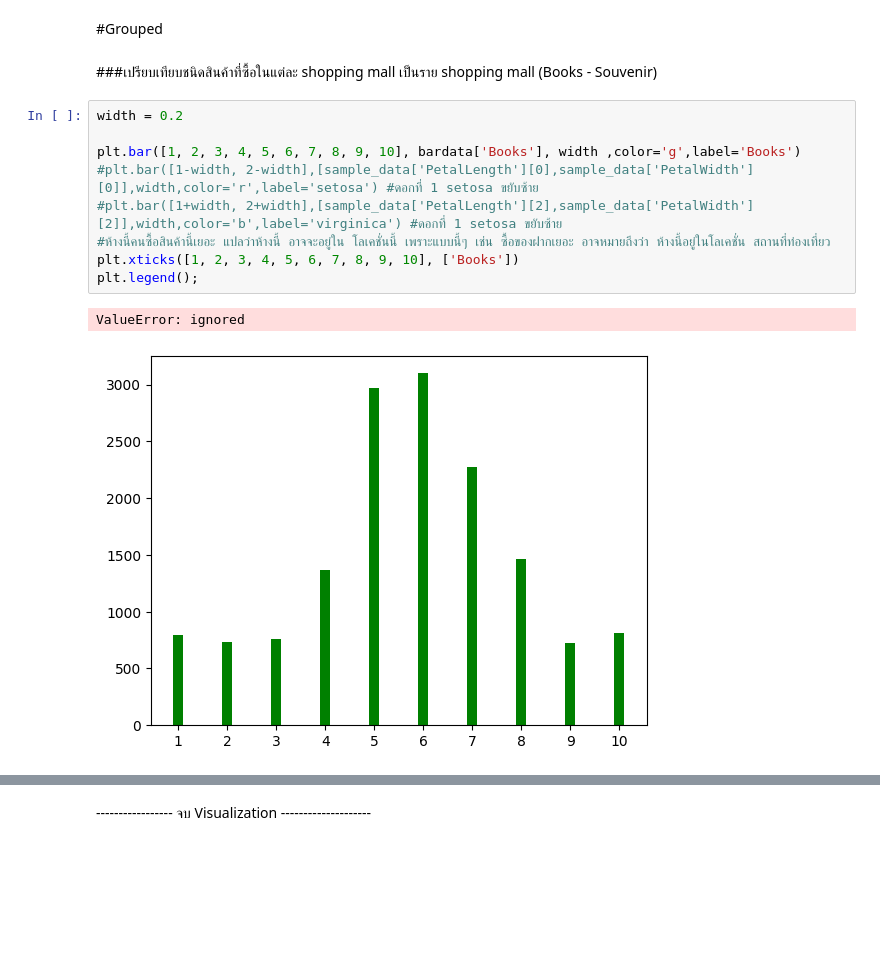
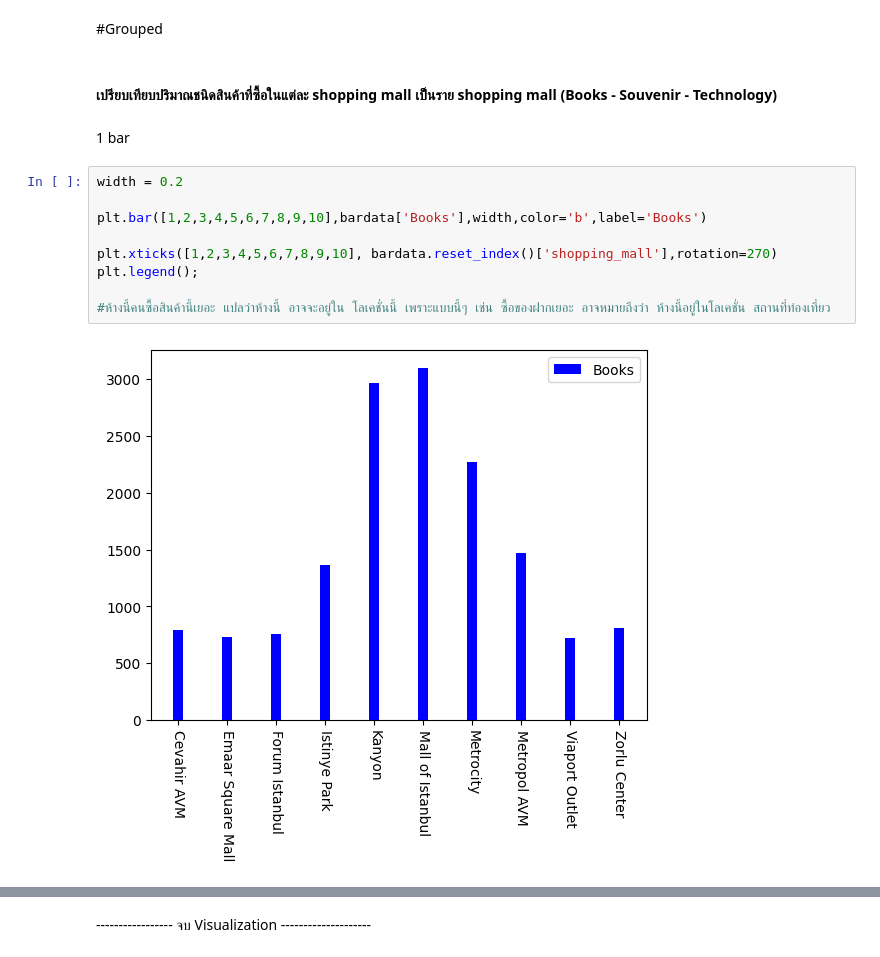
Before and after one commit to ThitipornJaiaue/BSC_DPDM23, a Jupyter notebook: Understanding_Data.ipynb, the cells around one changed output, grey strips where cells are left out. Saved outputs shown, nothing was run; the diff lists cells and outputs as text; blank space fills up the shorter version.

```diff
--- a/Understanding_Data.ipynb
+++ b/Understanding_Data.ipynb
@@ -387,16 +425,17 @@ SyntaxError: ignored
 # %% [markdown]
 #Grouped
 # %% [markdown]
-###เปรียบเทียบชนิดสินค้าที่ซื้อในแต่ละ shopping mall เป็นราย shopping mall (Books - Souvenir)
+#### เปรียบเทียบปริมาณชนิดสินค้าที่ซื้อในแต่ละ shopping mall เป็นราย shopping mall (Books - Souvenir - Technology)
+# %% [markdown]
+1 bar
 # %%
 width = 0.2
 
-plt.bar([1, 2, 3, 4, 5, 6, 7, 8, 9, 10], bardata['Books'], width ,color='g',label='Books')
-#plt.bar([1-width, 2-width],[sample_data['PetalLength'][0],sample_data['PetalWidth'][0]],width,color='r',label='setosa') #ดอกที่ 1 setosa ขยับซ้าย
-#plt.bar([1+width, 2+width],[sample_data['PetalLength'][2],sample_data['PetalWidth'][2]],width,color='b',label='virginica') #ดอกที่ 1 setosa ขยับซ้าย
+plt.bar([1,2,3,4,5,6,7,8,9,10],bardata['Books'],width,color='b',label='Books')
+
+plt.xticks([1,2,3,4,5,6,7,8,9,10], bardata.reset_index()['shopping_mall'],rotation=270)
+plt.legend();
+
 #ห้างนี้คนซื้อสินค้านี้เยอะ แปลว่าห้างนี้ อาจจะอยู่ใน โลเคชั่นนี้ เพราะแบบนี้ๆ เช่น ซื้อของฝากเยอะ อาจหมายถึงว่า ห้างนี้อยู่ในโลเคชั่น สถานที่ท่องเที่ยว
-plt.xticks([1, 2, 3, 4, 5, 6, 7, 8, 9, 10], ['Books'])
-plt.legend();
 # %% [output]
-ValueError: ignored
-[figure, old version]
+[figure, new version]
```
Also changed, not shown: parts of 20 cells of this notebook.
